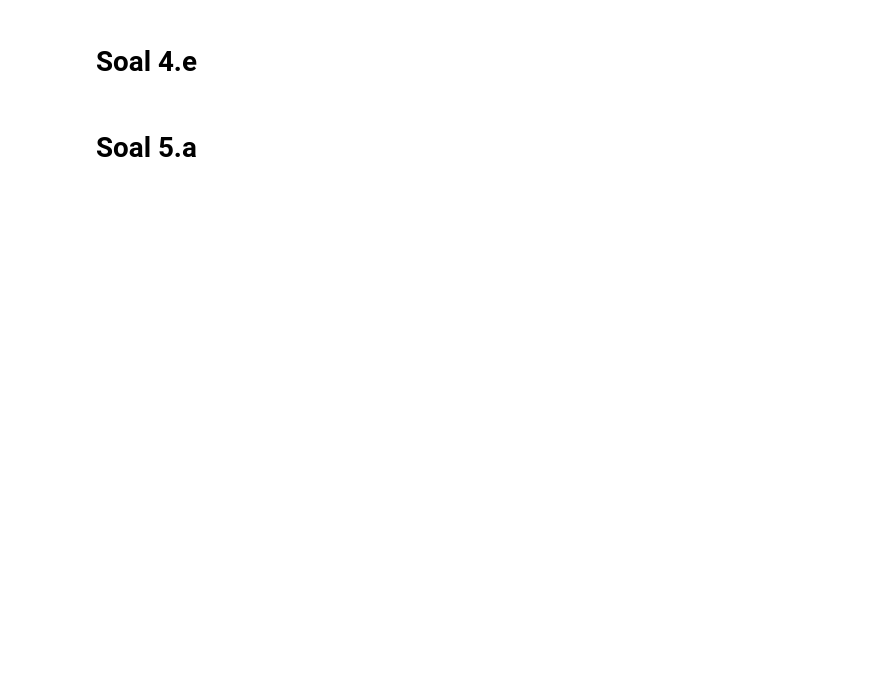
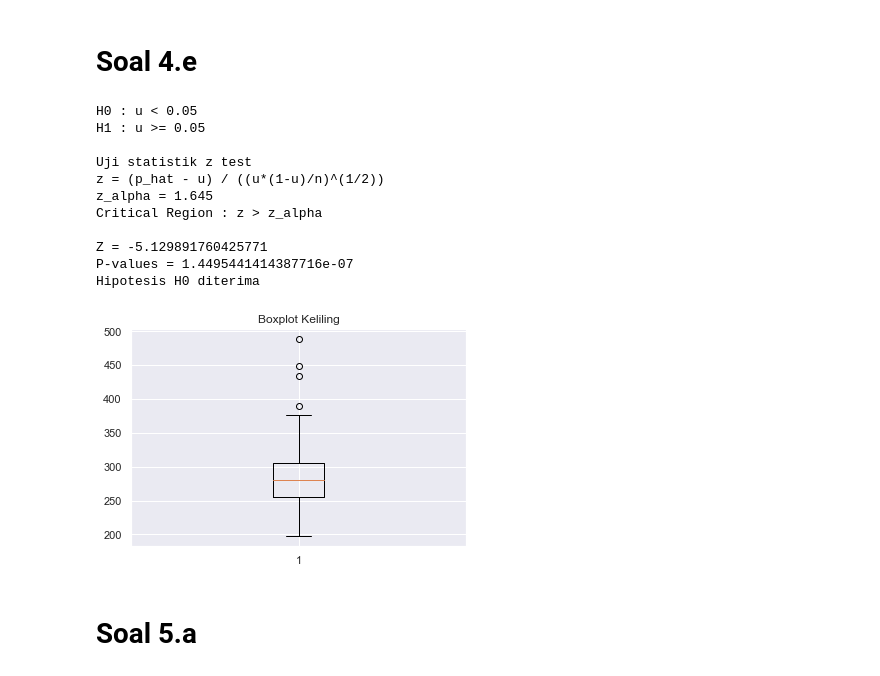
Before and after one commit to karlsenab7/Tubes_Probstat, a Jupyter notebook: src/main.ipynb, the cells around one changed output. Cells and saved outputs as stored; diff of their text form; code cells hidden in the pictures; blank space fills up the shorter version.

```diff
--- a/src/main.ipynb
+++ b/src/main.ipynb
@@ -186,27 +332,51 @@ print("P-values = " + str(pval))
 # Soal 4.e
 # %%
 u = 0.05
-z_alpha = 1.960
+z_alpha = 1.645
 dataK100 = data[data["Keliling"] < 100]
 x = len(dataK100.index)
 n = len(data.index)
 p_hat = x/n
 z = (p_hat - u) / ((u*(1-u)/n)**(1/2))
-print("Z = " + str(z))
+# print("Z = " + str(z))
 
-if(z < -z_alpha or z > z_alpha):
+pval = norm.sf(abs(z))
+
+showTest(
+    "H0 : u < 0.05",
+    "H1 : u >= 0.05",
+    "z test",
+    "z = (p_hat - u) / ((u*(1-u)/n)^(1/2))",
+    "z_alpha = 1.645",
+    "z > z_alpha",
+    z, pval
+)
+
+if(z > z_alpha):
     print("Hipotesis H0 ditolak")
 else:
     print("Hipotesis H0 diterima")
 
 
 plt.figure()
 plt.boxplot(data["Keliling"])
 plt.title("Boxplot Keliling")
 plt.show()
 
-pval = norm.sf(abs(z))
-print("P-values = " + str(pval))
+# print("P-values = " + str(pval))
+# %% [output]
+H0 : u < 0.05
+H1 : u >= 0.05
+
+Uji statistik z test
+z = (p_hat - u) / ((u*(1-u)/n)^(1/2))
+z_alpha = 1.645
+Critical Region : z > z_alpha
+
+Z = -5.129891760425771
+P-values = 1.4495441414387716e-07
+Hipotesis H0 diterima
+[figure, added]
 # %% [markdown]
 # Soal 5.a
 # %%
```
Also changed, not shown: parts of 16 cells of this notebook.
